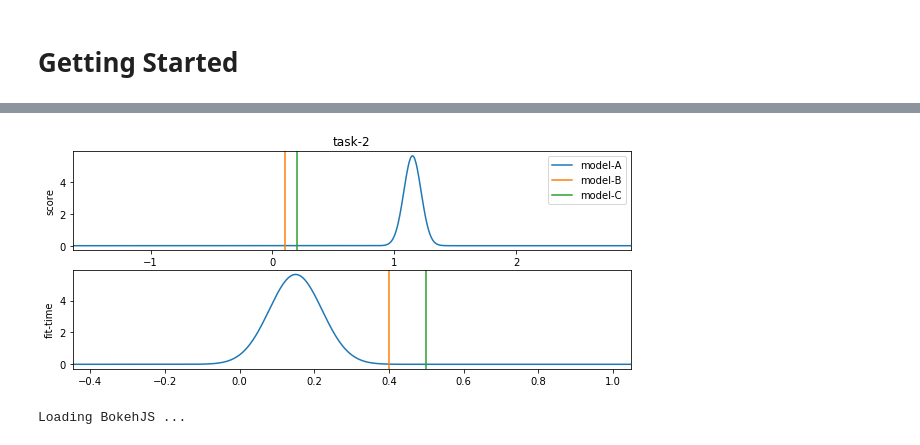
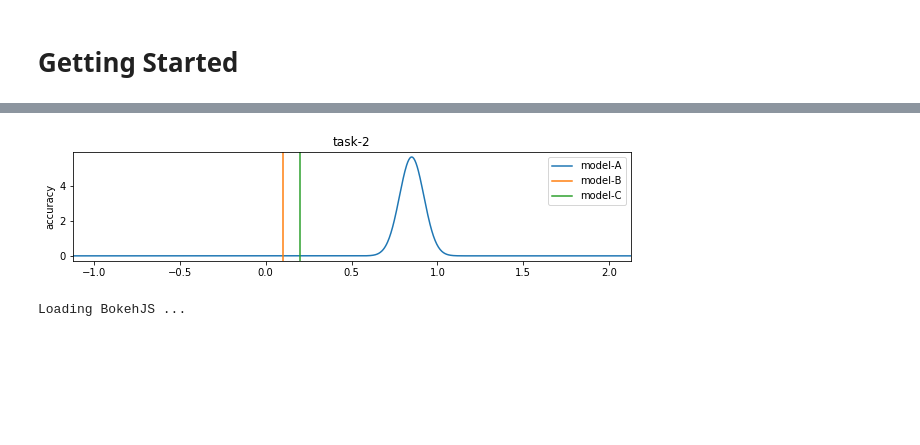
Before and after one commit to k15z/MetricX, a Jupyter notebook: docs/notebooks/1_Getting_Started.ipynb, the cells around one changed output, grey strips where cells are left out. Saved outputs shown, nothing was run; the diff lists cells and outputs as text; code cells hidden in the pictures; blank space fills up the shorter version.

```diff
--- a/docs/notebooks/1_Getting_Started.ipynb
+++ b/docs/notebooks/1_Getting_Started.ipynb
@@ -24,21 +24,20 @@ task1.to_df()
 | 1 | model-A | 1.1 | 0.2 |
 | 2 | model-B | 0.0 | 0.4 |
 | 3 | model-C | 0.1 | 0.5 |
-# %%
-task2 = Task(
-    name="task-2",
-    metrics=[
-        Metric(name="score", is_higher_better=True),
-        Metric(name="fit-time", is_higher_better=False),
-    ],
-)
-task2.report("model-A", {"score": 1.1, "fit-time": 0.1})
-task2.report("model-A", {"score": 1.2, "fit-time": 0.2})
-task2.report("model-B", {"score": 0.1, "fit-time": 0.4})
-task2.report("model-C", {"score": 0.2, "fit-time": 0.5})
-task2.to_figure();
-# %% [output]
-[figure, removed]
+# %%
+task2 = Task(
+    name="task-2",
+    metrics=[
+        Metric(name="accuracy", is_higher_better=True),
+    ],
+)
+task2.report("model-A", {"accuracy": 0.9})
+task2.report("model-A", {"accuracy": 0.8})
+task2.report("model-B", {"accuracy": 0.1})
+task2.report("model-C", {"accuracy": 0.2})
+task2.to_figure();
+# %% [output]
+[figure, added]
 # %%
 from metricx import TaskGrid
 from bokeh.io import output_notebook, show
```
Also changed, not shown: parts of 3 cells of this notebook, 10 other files.
